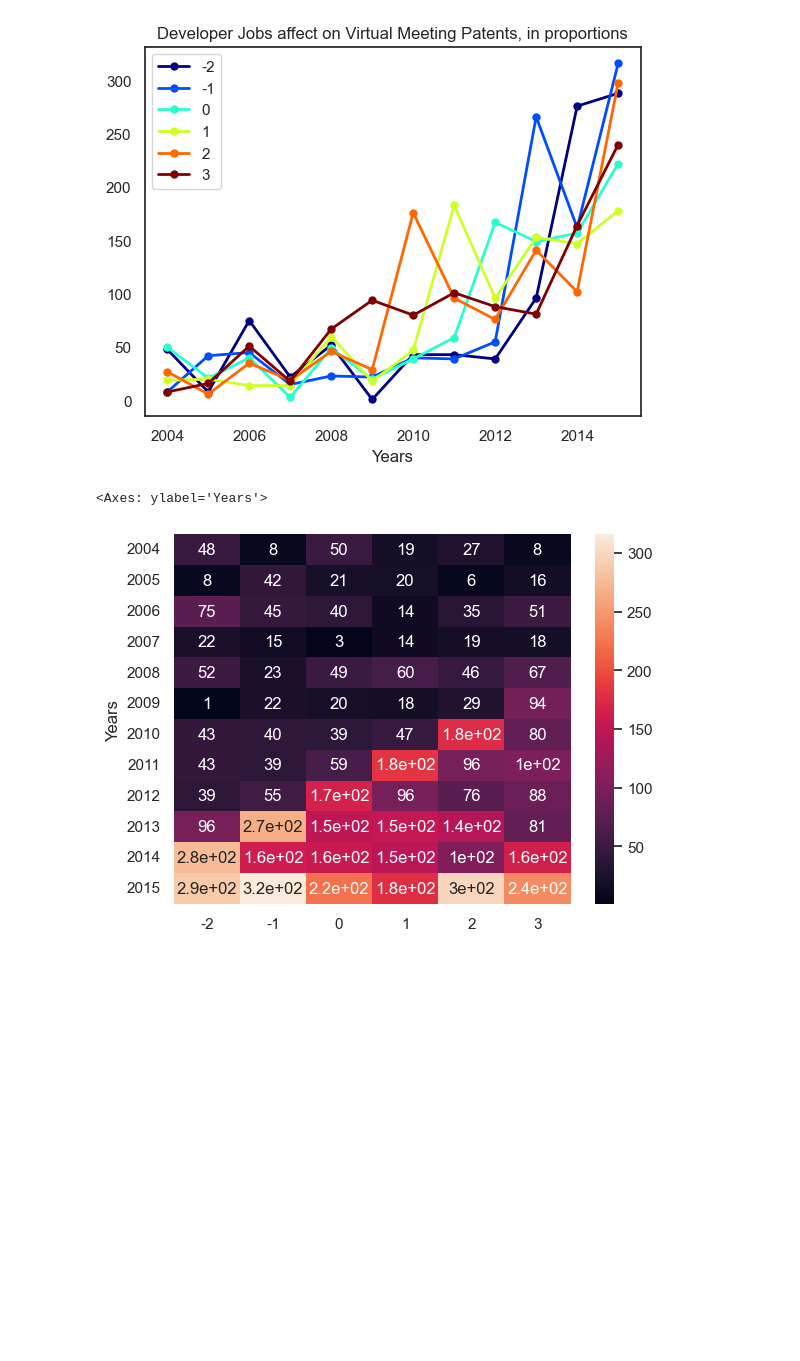
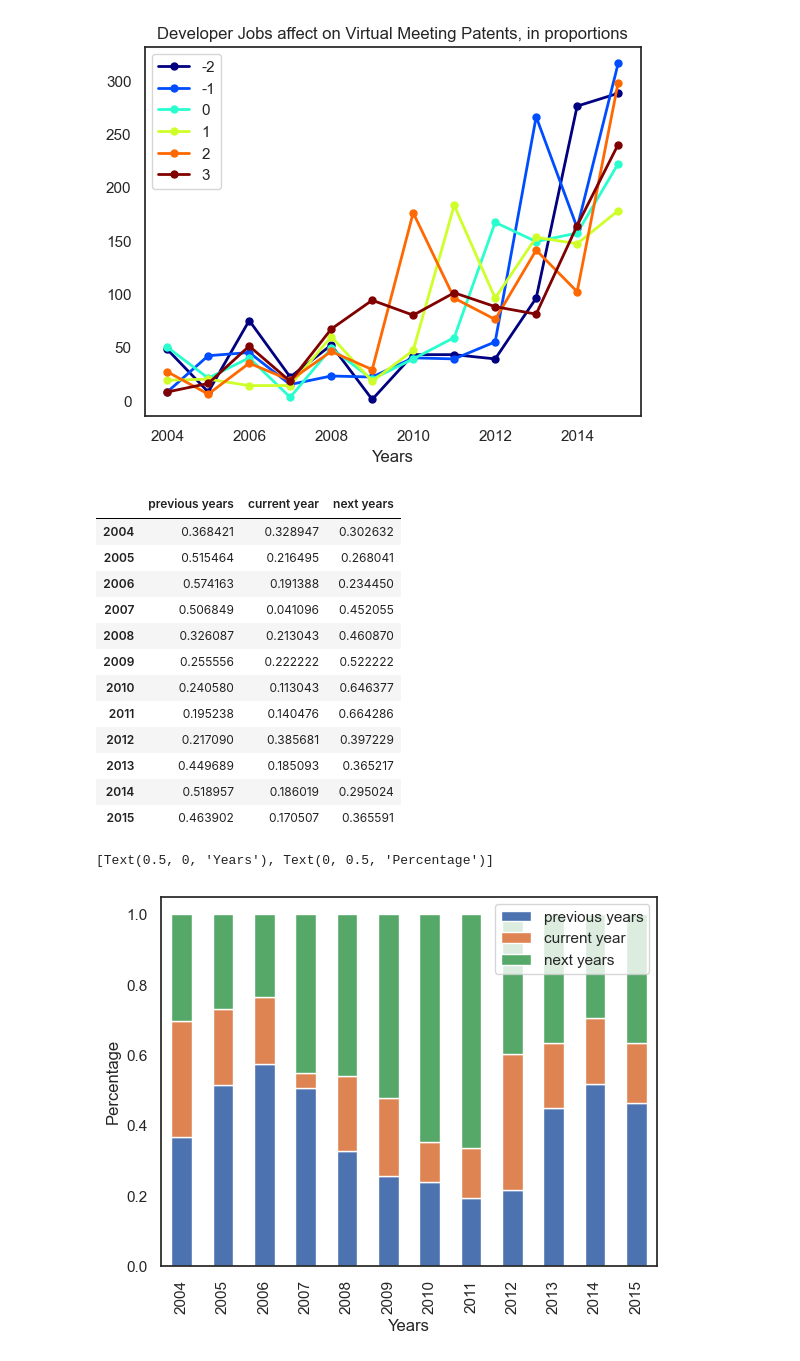
Before and after one commit to emoral435/JupyterPatents, a Jupyter notebook: JobEmbeddings/Job Word Embeddings.ipynb, the cells around one changed output. Cells and saved outputs as stored; diff of their text form; code cells hidden in the pictures; blank space fills up the shorter version.

```diff
--- a/JobEmbeddings/Job Word Embeddings.ipynb
+++ b/JobEmbeddings/Job Word Embeddings.ipynb
@@ -363,7 +365,32 @@ ax = dvlpr_ratio.plot(lw=2, colormap='jet', marker='.', markersize=10, title='De
 # %% [output]
 [figure]
 # %%
-sns.heatmap(dvlpr_ratio, annot=True)
+dvlpr_res = cos_count.div(cos_count.sum(axis=1), axis=0)
+dvlpr_segbar = {"previous years":  [0] * 12, "current year":  [0] * 12, "next years":  [0] * 12}
+dvlpr_segbar = pd.DataFrame(dvlpr_segbar)
+dvlpr_segbar.index = range(2004, 2016)
+for index, row in dvlpr_res.iterrows():
+    dvlpr_segbar.loc[index, 'previous years'] = row['-2'] + row['-1']
+    dvlpr_segbar.loc[index,'current year'] = row['0']
+    dvlpr_segbar.loc[index, 'next years'] = row['1'] + row['2']
+dvlpr_segbar
 # %% [output]
-<Axes: ylabel='Years'>
-[figure, removed]
+|  | previous years | current year | next years |
+| 2004 | 0.368421 | 0.328947 | 0.302632 |
+| 2005 | 0.515464 | 0.216495 | 0.268041 |
+| 2006 | 0.574163 | 0.191388 | 0.234450 |
+| 2007 | 0.506849 | 0.041096 | 0.452055 |
+| 2008 | 0.326087 | 0.213043 | 0.460870 |
+| 2009 | 0.255556 | 0.222222 | 0.522222 |
+| 2010 | 0.240580 | 0.113043 | 0.646377 |
+| 2011 | 0.195238 | 0.140476 | 0.664286 |
+| 2012 | 0.217090 | 0.385681 | 0.397229 |
+| 2013 | 0.449689 | 0.185093 | 0.365217 |
+| 2014 | 0.518957 | 0.186019 | 0.295024 |
+| 2015 | 0.463902 | 0.170507 | 0.365591 |
+# %%
+ax = dvlpr_segbar.plot.bar(stacked=True)
+ax.set(xlabel="Years", ylabel="Percentage")
+# %% [output]
+[Text(0.5, 0, 'Years'), Text(0, 0.5, 'Percentage')]
+[figure, added]
```
Also changed, not shown: parts of 3 cells of this notebook, 1 other file.
